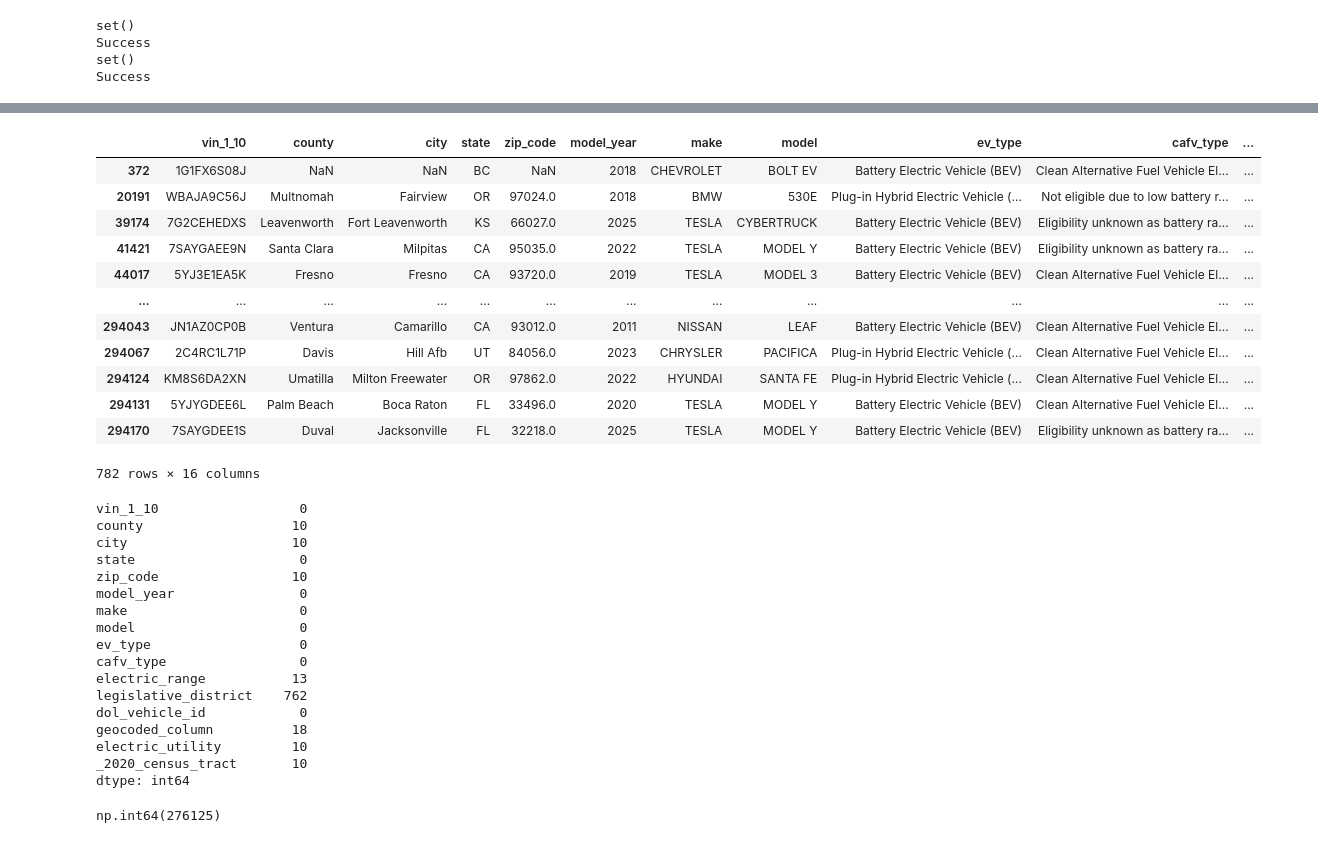
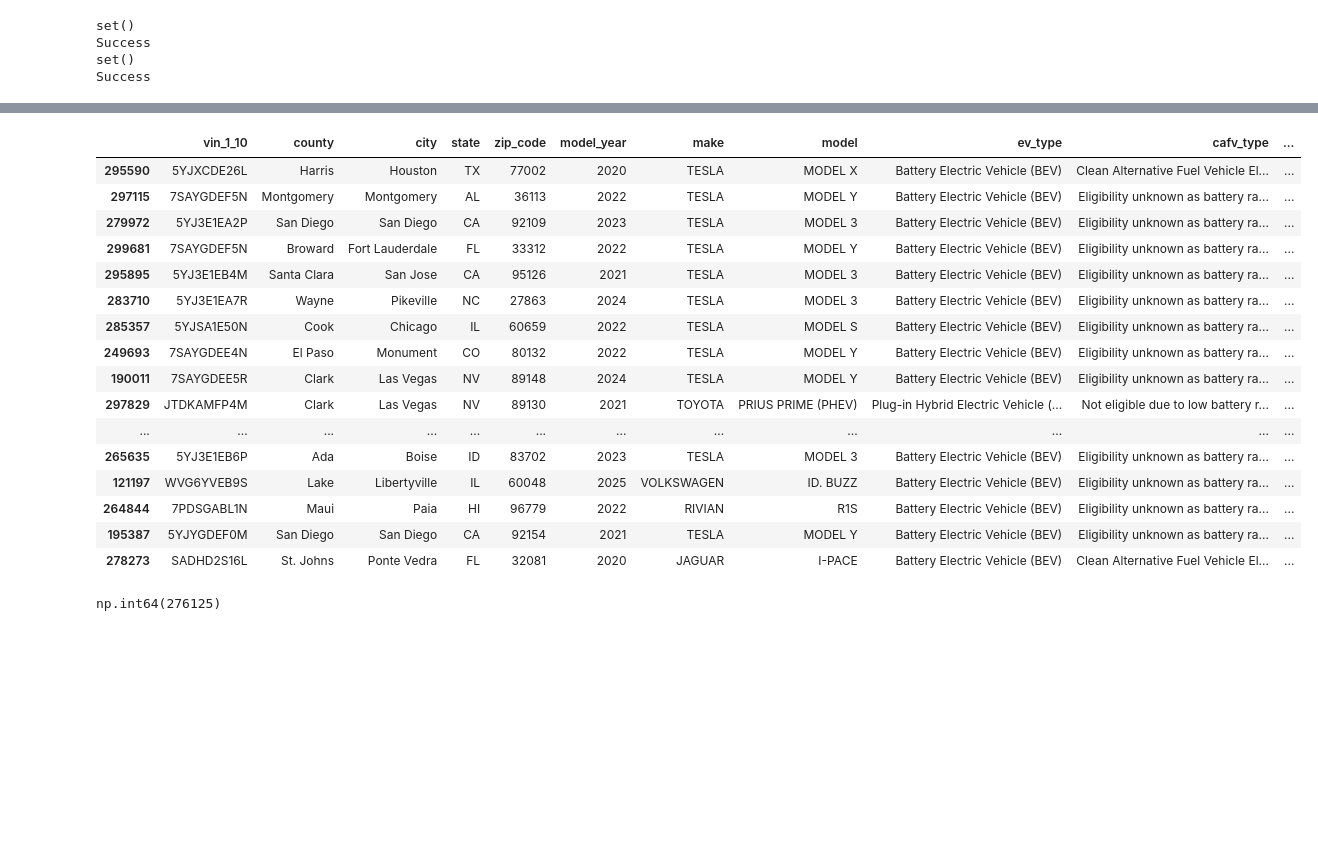
Before and after one commit to XcelCh/electric_vehicle_population_pipeline, a Jupyter notebook: electric_vehicle_population.ipynb, the cells around one changed output, grey strips where cells are left out. Drawn from its saved outputs; the diff is of its cells as text; code cells hidden in the pictures; blank space fills up the shorter version.

Commit message:
Improvise load logic & update transformation phase

```diff
--- a/electric_vehicle_population.ipynb
+++ b/electric_vehicle_population.ipynb
@@ -102,0 +98,6 @@ Finished Download and Load to DataFrame
+# %%
+blob = bucket.blob(f'{now.year}-{now.strftime('%b')} ev_population_data.parquet')
+contents = io.BytesIO(blob.download_as_bytes())
+
+df = pd.read_parquet(contents)
+print('Finished Download and Load to DataFrame')
@@ -265,39 +191,23 @@ memory usage: 92.3 MB
 # %%
-df[df.isnull().any(axis=1)]
+df[df.isnull().any(axis=1)].sample(50)
 # %% [output]
 |  | vin_1_10 | county | city | state | zip_code | model_year | make | model | ev_type | cafv_type | ... |
-| 372 | 1G1FX6S08J | NaN | NaN | BC | NaN | 2018 | CHEVROLET | BOLT EV | Battery Electric Vehicle (BEV) | Clean Alternative Fuel Vehicle El... | ... |
-| 20191 | WBAJA9C56J | Multnomah | Fairview | OR | 97024.0 | 2018 | BMW | 530E | Plug-in Hybrid Electric Vehicle (... | Not eligible due to low battery r... | ... |
-| 39174 | 7G2CEHEDXS | Leavenworth | Fort Leavenworth | KS | 66027.0 | 2025 | TESLA | CYBERTRUCK | Battery Electric Vehicle (BEV) | Eligibility unknown as battery ra... | ... |
-| 41421 | 7SAYGAEE9N | Santa Clara | Milpitas | CA | 95035.0 | 2022 | TESLA | MODEL Y | Battery Electric Vehicle (BEV) | Eligibility unknown as battery ra... | ... |
-| 44017 | 5YJ3E1EA5K | Fresno | Fresno | CA | 93720.0 | 2019 | TESLA | MODEL 3 | Battery Electric Vehicle (BEV) | Clean Alternative Fuel Vehicle El... | ... |
+| 295590 | 5YJXCDE26L | Harris | Houston | TX | 77002 | 2020 | TESLA | MODEL X | Battery Electric Vehicle (BEV) | Clean Alternative Fuel Vehicle El... | ... |
+| 297115 | 7SAYGDEF5N | Montgomery | Montgomery | AL | 36113 | 2022 | TESLA | MODEL Y | Battery Electric Vehicle (BEV) | Eligibility unknown as battery ra... | ... |
+| 279972 | 5YJ3E1EA2P | San Diego | San Diego | CA | 92109 | 2023 | TESLA | MODEL 3 | Battery Electric Vehicle (BEV) | Eligibility unknown as battery ra... | ... |
+| 299681 | 7SAYGDEF5N | Broward | Fort Lauderdale | FL | 33312 | 2022 | TESLA | MODEL Y | Battery Electric Vehicle (BEV) | Eligibility unknown as battery ra... | ... |
+| 295895 | 5YJ3E1EB4M | Santa Clara | San Jose | CA | 95126 | 2021 | TESLA | MODEL 3 | Battery Electric Vehicle (BEV) | Eligibility unknown as battery ra... | ... |
+| 283710 | 5YJ3E1EA7R | Wayne | Pikeville | NC | 27863 | 2024 | TESLA | MODEL 3 | Battery Electric Vehicle (BEV) | Eligibility unknown as battery ra... | ... |
+| 285357 | 5YJSA1E50N | Cook | Chicago | IL | 60659 | 2022 | TESLA | MODEL S | Battery Electric Vehicle (BEV) | Eligibility unknown as battery ra... | ... |
+| 249693 | 7SAYGDEE4N | El Paso | Monument | CO | 80132 | 2022 | TESLA | MODEL Y | Battery Electric Vehicle (BEV) | Eligibility unknown as battery ra... | ... |
+| 190011 | 7SAYGDEE5R | Clark | Las Vegas | NV | 89148 | 2024 | TESLA | MODEL Y | Battery Electric Vehicle (BEV) | Eligibility unknown as battery ra... | ... |
+| 297829 | JTDKAMFP4M | Clark | Las Vegas | NV | 89130 | 2021 | TOYOTA | PRIUS PRIME (PHEV) | Plug-in Hybrid Electric Vehicle (... | Not eligible due to low battery r... | ... |
 | ... | ... | ... | ... | ... | ... | ... | ... | ... | ... | ... | ... |
-| 294043 | JN1AZ0CP0B | Ventura | Camarillo | CA | 93012.0 | 2011 | NISSAN | LEAF | Battery Electric Vehicle (BEV) | Clean Alternative Fuel Vehicle El... | ... |
-| 294067 | 2C4RC1L71P | Davis | Hill Afb | UT | 84056.0 | 2023 | CHRYSLER | PACIFICA | Plug-in Hybrid Electric Vehicle (... | Clean Alternative Fuel Vehicle El... | ... |
-| 294124 | KM8S6DA2XN | Umatilla | Milton Freewater | OR | 97862.0 | 2022 | HYUNDAI | SANTA FE | Plug-in Hybrid Electric Vehicle (... | Clean Alternative Fuel Vehicle El... | ... |
-| 294131 | 5YJYGDEE6L | Palm Beach | Boca Raton | FL | 33496.0 | 2020 | TESLA | MODEL Y | Battery Electric Vehicle (BEV) | Clean Alternative Fuel Vehicle El... | ... |
-| 294170 | 7SAYGDEE1S | Duval | Jacksonville | FL | 32218.0 | 2025 | TESLA | MODEL Y | Battery Electric Vehicle (BEV) | Eligibility unknown as battery ra... | ... |
+| 265635 | 5YJ3E1EB6P | Ada | Boise | ID | 83702 | 2023 | TESLA | MODEL 3 | Battery Electric Vehicle (BEV) | Eligibility unknown as battery ra... | ... |
+| 121197 | WVG6YVEB9S | Lake | Libertyville | IL | 60048 | 2025 | VOLKSWAGEN | ID. BUZZ | Battery Electric Vehicle (BEV) | Eligibility unknown as battery ra... | ... |
+| 264844 | 7PDSGABL1N | Maui | Paia | HI | 96779 | 2022 | RIVIAN | R1S | Battery Electric Vehicle (BEV) | Eligibility unknown as battery ra... | ... |
+| 195387 | 5YJYGDEF0M | San Diego | San Diego | CA | 92154 | 2021 | TESLA | MODEL Y | Battery Electric Vehicle (BEV) | Eligibility unknown as battery ra... | ... |
+| 278273 | SADHD2S16L | St. Johns | Ponte Vedra | FL | 32081 | 2020 | JAGUAR | I-PACE | Battery Electric Vehicle (BEV) | Clean Alternative Fuel Vehicle El... | ... |
-782 rows × 16 columns
-# %%
-df.isnull().sum()
-# %% [output]
-vin_1_10                  0
-county                   10
-city                     10
-state                     0
-zip_code                 10
-model_year                0
-make                      0
-model                     0
-ev_type                   0
-cafv_type                 0
-electric_range           13
-legislative_district    762
-dol_vehicle_id            0
-geocoded_column          18
-electric_utility         10
-_2020_census_tract       10
-dtype: int64
 # %%
 df.duplicated(subset=['vin_1_10']).sum()
 # %% [output]
```
Also changed, not shown: parts of 19 cells of this notebook.
